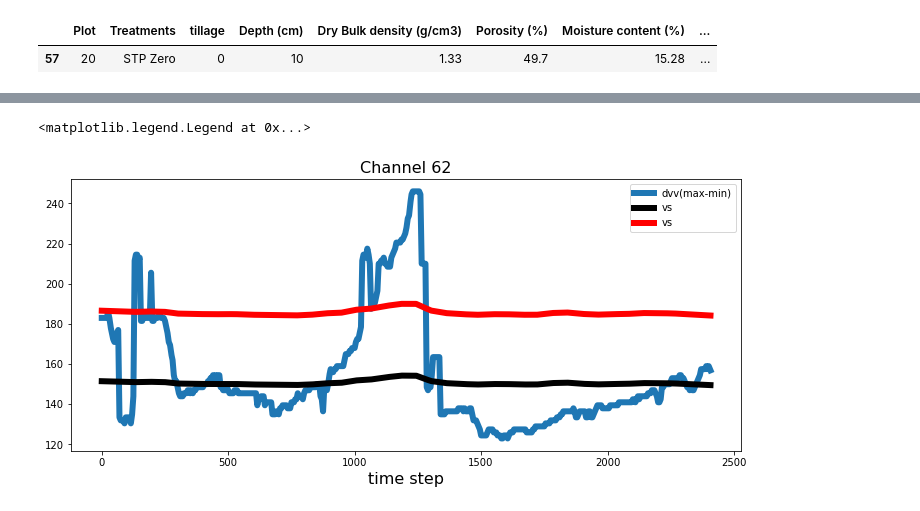
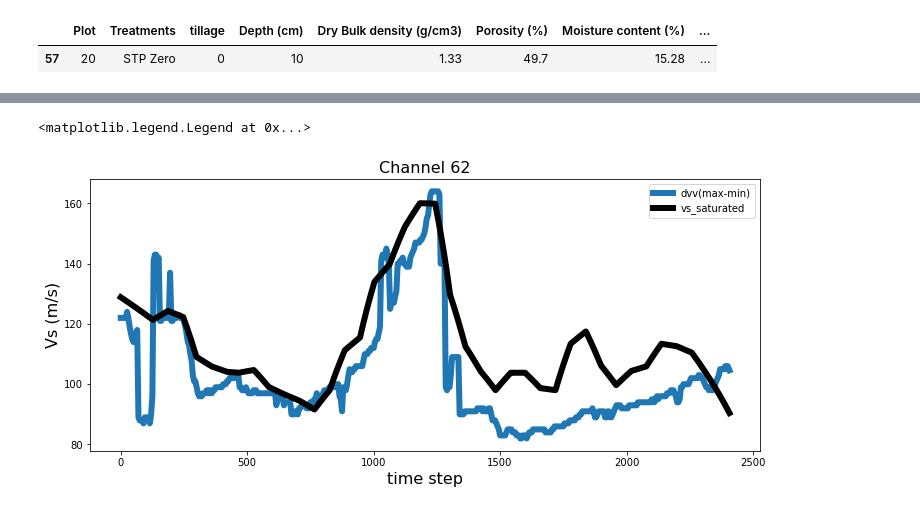
Before and after one commit to Denolle-Lab/FarmDAS, a Jupyter notebook: examples/dvv_and_model/lithology_model_Solazzi.ipynb, the cells around one changed output, grey strips where cells are left out. Saved outputs shown, nothing was run; the diff lists cells and outputs as text; code cells hidden in the pictures.

```diff
--- a/examples/dvv_and_model/lithology_model_Solazzi.ipynb
+++ b/examples/dvv_and_model/lithology_model_Solazzi.ipynb
@@ -175,0 +215,15 @@ _, vs_clay, K_clay, G_clay, rho_clay = soil_ch62_clay.get_vp_vs()
+# %%
+scale_factor = moisture/100 * 2.5 - 0.6
+
+new_porosity = porosity * scale_factor
+new_f = 0.6-scale_factor/3
+
+plt.figure(figsize=(12, 8))
+plt.plot(np.arange(len(moisture)), moisture/100, label='moisture', color='k', lw=6)
+plt.plot(np.arange(len(new_porosity)), new_porosity, label='porosity', lw=6)
+plt.plot(np.arange(len(new_f)), new_f, label='f', lw=6)
+
+
+plt.xlabel("time step", fontsize = 16)
+plt.title("Channel 62", fontsize = 16)
+plt.legend()
@@ -176,14 +233,15 @@ _, vs_clay, K_clay, G_clay, rho_clay = soil_ch62_clay.get_vp_vs()
 # %%
+saturated_soil = litho(bulk_density, new_porosity, 5, new_f, moisture/100)
+vp, vs, K, G, rho = saturated_soil.get_vp_vs()
+
 plt.figure(figsize=(12, 5))
-plt.plot(np.arange(len(dvv)), dvv*150, label='dvv(max-min)', lw=6)
-# plt.plot(np.arange(len(moisture)), moisture/100, label='s', color='r', lw=6)
-plt.plot(np.arange(len(moisture)), vs_sand, label='vs', color='k', lw=6)
-plt.plot(np.arange(len(moisture)), vs_clay, label='vs', color='r', lw=6)
-
+plt.plot(np.arange(len(dvv)), dvv*100, label='dvv(max-min)', lw=6)
+plt.plot(np.arange(len(moisture)), vs, label='vs_saturated', color='k', lw=6)
 
 plt.xlabel("time step", fontsize = 16)
+plt.ylabel("Vs (m/s)", fontsize = 16)
 plt.title("Channel 62", fontsize = 16)
 plt.legend()
 # %% [output]
 <matplotlib.legend.Legend at 0x...>
-[figure, old version]
+[figure, new version]
```
Also changed, not shown: parts of 21 cells of this notebook.
